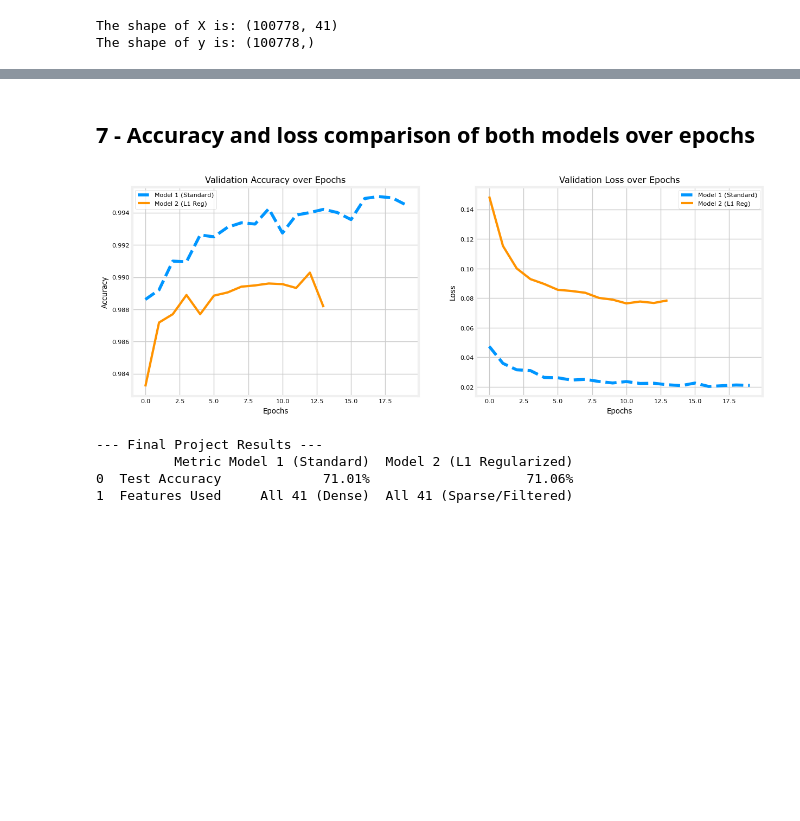
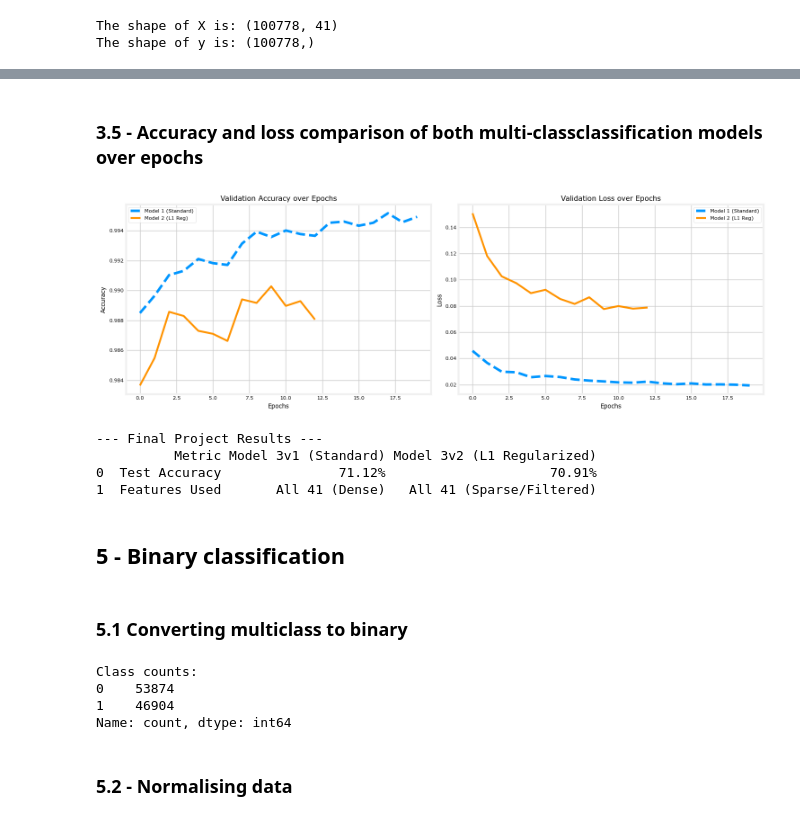
Before and after one commit to thelefthub/GV-NSL-KDD, a Jupyter notebook: model3_nn_nsl_kdd.ipynb, the cells around one changed output, grey strips where cells are left out. Drawn from its saved outputs; the diff is of its cells as text; code cells hidden in the pictures; blank space fills up the shorter version.

Commit message:
Normalised data for multiclass

```diff
--- a/model3_nn_nsl_kdd.ipynb
+++ b/model3_nn_nsl_kdd.ipynb
@@ -43,0 +55,16 @@ The shape of y is: (100778,)
+# %%
+#Scale input data
+scaler = StandardScaler()
+X_train_scaled = scaler.fit_transform(X_train)
+X_val_scaled   = scaler.transform(X_val)
+X_test_scaled = scaler.transform(X_test)
+
+# Integers to one-hot vectors
+y_train_multi = to_categorical(y_train, num_classes=40)
+y_val_multi   = to_categorical(y_val, num_classes=40)
+y_test_multi = to_categorical(y_test, num_classes=40)
+
+# Map Class 16 to 0, all other to 1
+y_train_bin = np.where(y_train == 16, 0, 1)
+y_val_bin   = np.where(y_val == 16, 0, 1)
+y_test_bin = np.where(y_test == 16, 0, 1)
@@ -226,40 +240,60 @@ weighted avg       0.54      0.71      0.61     22544
 # %% [markdown]
-## 7 - Accuracy and loss comparison of both models over epochs
+### 3.5 - Accuracy and loss comparison of both multi-classclassification models over epochs
 # %%
-# Create a figure with two subplots (Accuracy and Loss)
+plt.close('all')
+# Create a clean figure with two subplots (Accuracy and Loss)
 fig, (ax1, ax2) = plt.subplots(1, 2, figsize=(15, 5))
 
-# --- Plot 1: Accuracy Comparison ---
-ax1.plot(history_1.history['val_accuracy'], label='Model 1 (Standard)', linestyle='--')
-ax1.plot(history_2.history['val_accuracy'], label='Model 2 (L1 Reg)', linewidth=3)
+# Plot 1: Validation Accuracy Comparison
+ax1.plot(history_3v1.history['val_accuracy'], label='Model 1 (Standard)', linestyle='--')
+ax1.plot(history_3v2.history['val_accuracy'], label='Model 2 (L1 Reg)', linewidth=3)
 ax1.set_title('Validation Accuracy over Epochs')
 ax1.set_xlabel('Epochs')
 ax1.set_ylabel('Accuracy')
 ax1.legend()
 ax1.grid(True)
 
-# --- Plot 2: Loss Comparison ---
-ax2.plot(history_1.history['val_loss'], label='Model 1 (Standard)', linestyle='--')
-ax2.plot(history_2.history['val_loss'], label='Model 2 (L1 Reg)', linewidth=3)
+# Plot 2: Validation Loss Comparison
+ax2.plot(history_3v1.history['val_loss'], label='Model 1 (Standard)', linestyle='--')
+ax2.plot(history_3v2.history['val_loss'], label='Model 2 (L1 Reg)', linewidth=3)
 ax2.set_title('Validation Loss over Epochs')
 ax2.set_xlabel('Epochs')
 ax2.set_ylabel('Loss')
 ax2.legend()
 ax2.grid(True)
 
+plt.tight_layout()
 plt.show()
 
 results_df = pd.DataFrame({
     "Metric": ["Test Accuracy", "Features Used"],
-    "Model 1 (Standard)": [f"{test_acc*100:.2f}%", "All 41 (Dense)"],
-    "Model 2 (L1 Regularized)": [f"{acc_2*100:.2f}%", "All 41 (Sparse/Filtered)"]
+    "Model 3v1 (Standard)": [f"{test_acc*100:.2f}%", "All 41 (Dense)"],
+    "Model 3v2 (L1 Regularized)": [f"{acc_2*100:.2f}%", "All 41 (Sparse/Filtered)"]
 })
 
 print("--- Final Project Results ---")
 print(results_df)
 # %% [output]
-[figure, old version]
+[figure, new version]
 --- Final Project Results ---
-          Metric Model 1 (Standard)  Model 2 (L1 Regularized)
-0  Test Accuracy             71.01%                    71.06%
-1  Features Used     All 41 (Dense)  All 41 (Sparse/Filtered)
+          Metric Model 3v1 (Standard) Model 3v2 (L1 Regularized)
+0  Test Accuracy               71.12%                     70.91%
+1  Features Used       All 41 (Dense)   All 41 (Sparse/Filtered)
+# %% [markdown]
+## 5 - Binary classification
+# %% [markdown]
+### 5.1 Converting multiclass to binary
+# %%
+y_binary = np.where(y_train == 16, 0, 1)
+
+# Check the distribution
+print("Class counts:")
+print(pd.Series(y_binary).value_counts())
+# You should now see only 0s and 1s
+# %% [output]
+Class counts:
+0    53874
+1    46904
+Name: count, dtype: int64
+# %% [markdown]
+### 5.2 - Normalising data
```
Also changed, not shown: parts of 13 cells of this notebook.
